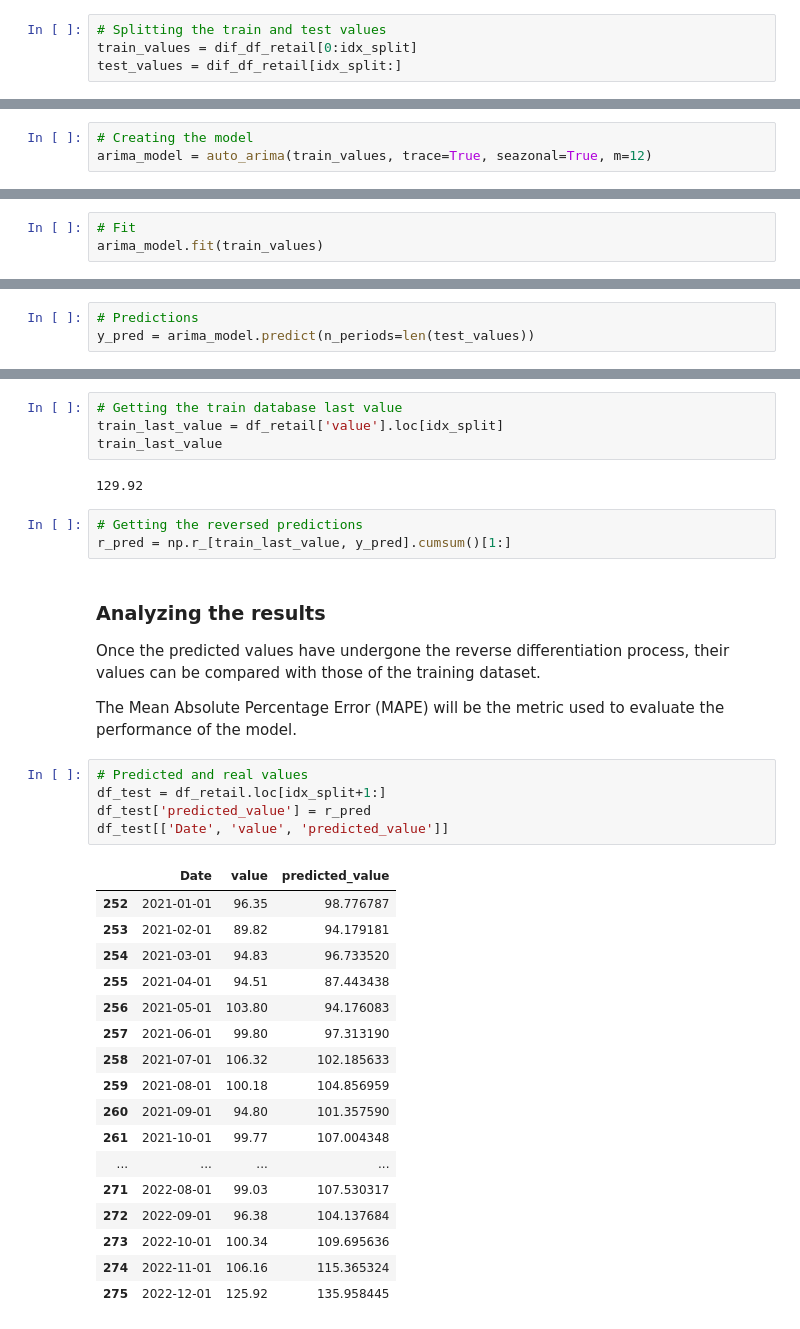
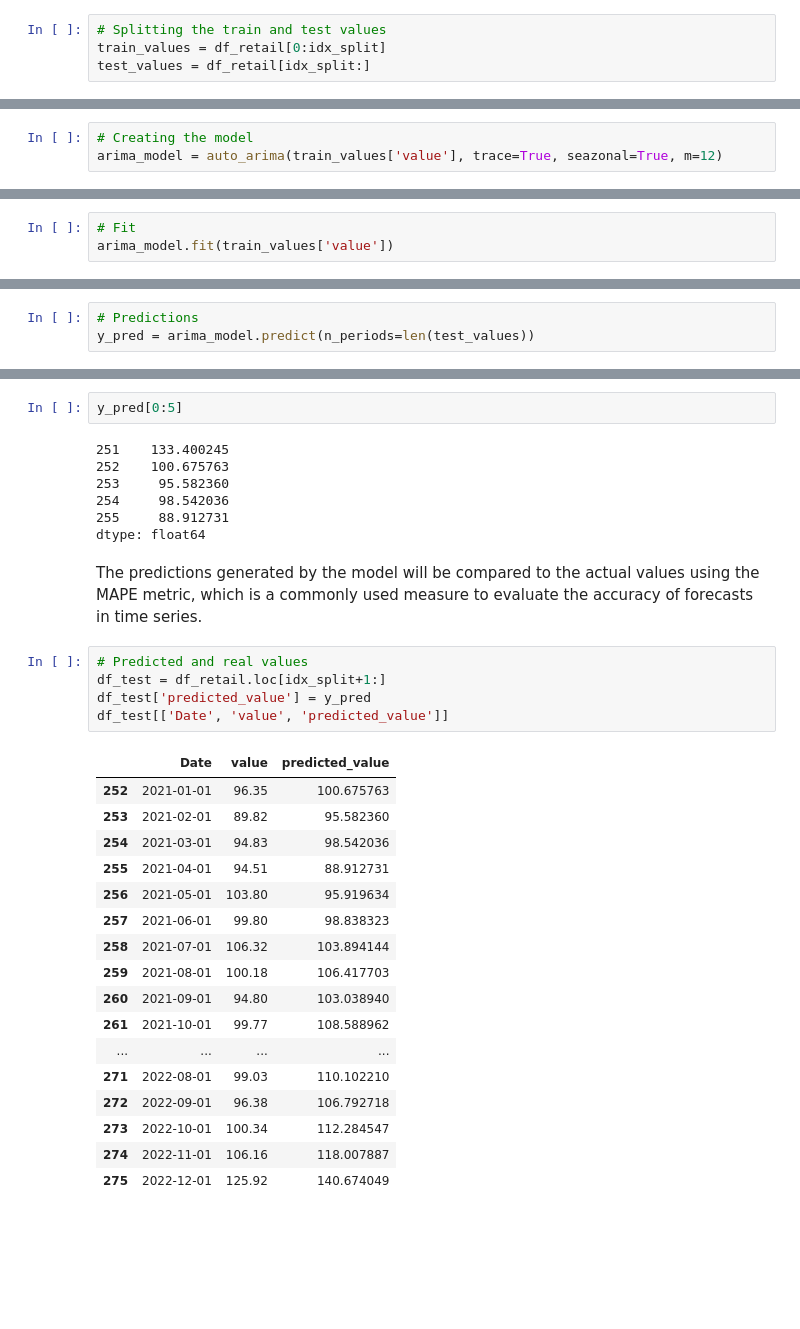
Before and after one commit to Andrercouto/TimeSeriesAnalysis, a Jupyter notebook: ARIMA/ARIMA.ipynb, the cells around one changed output, grey strips where cells are left out. Drawn from its saved outputs; the diff is of its cells as text; blank space fills up the shorter version.

```diff
--- a/ARIMA/ARIMA.ipynb
+++ b/ARIMA/ARIMA.ipynb
@@ -159,14 +127,14 @@ It will be necessary to split the differenced series into training and testing s
 idx_split = df_retail.loc[df_retail['Date']==dt.datetime(2020,12,1)].index[0]
 # %%
 # Splitting the train and test values
-train_values = dif_df_retail[0:idx_split]
-test_values = dif_df_retail[idx_split:]
+train_values = df_retail[0:idx_split]
+test_values = df_retail[idx_split:]
 # %% [markdown]
 The model will be created using the auto_arima function, which performs an automatic search to determine the best parameters for the ARIMA model based on the training data. The 'trace' parameter is set to True to display information about the model.
 
 The seasonal parameter, previously mentioned, should be added to the function, and 'm=12' sets the seasonal periodicity as 12, indicating an annual seasonality.
 # %%
 # Creating the model
-arima_model = auto_arima(train_values, trace=True, seazonal=True, m=12)
+arima_model = auto_arima(train_values['value'], trace=True, seazonal=True, m=12)
 # %% [output]
 Performing stepwise search to minimize aic
@@ -193,4 +171,4 @@ After the selection, the model will be fitted to the training data using the det
 # %%
 # Fit
-arima_model.fit(train_values)
+arima_model.fit(train_values['value'])
 # %% [output]
@@ -253,41 +208,37 @@ The way to obtain reverse differentiation is by taking the last value of the tra
-# %%
-# Getting the train database last value
-train_last_value = df_retail['value'].loc[idx_split]
-train_last_value
-# %% [output]
-129.92
-# %%
-# Getting the reversed predictions
-r_pred = np.r_[train_last_value, y_pred].cumsum()[1:]
+# %%
+y_pred[0:5]
+# %% [output]
+251    133.400245
+252    100.675763
+253     95.582360
+254     98.542036
+255     88.912731
+dtype: float64
 # %% [markdown]
-### Analyzing the results
-
-Once the predicted values have undergone the reverse differentiation process, their values can be compared with those of the training dataset.
-
-The Mean Absolute Percentage Error (MAPE) will be the metric used to evaluate the performance of the model.
+The predictions generated by the model will be compared to the actual values using the MAPE metric, which is a commonly used measure to evaluate the accuracy of forecasts in time series.
 # %%
 # Predicted and real values
 df_test = df_retail.loc[idx_split+1:]
-df_test['predicted_value'] = r_pred
+df_test['predicted_value'] = y_pred
 df_test[['Date', 'value', 'predicted_value']]
 # %% [output]
 |  | Date | value | predicted_value |
-| 252 | 2021-01-01 | 96.35 | 98.776787 |
-| 253 | 2021-02-01 | 89.82 | 94.179181 |
-| 254 | 2021-03-01 | 94.83 | 96.733520 |
-| 255 | 2021-04-01 | 94.51 | 87.443438 |
-| 256 | 2021-05-01 | 103.80 | 94.176083 |
-| 257 | 2021-06-01 | 99.80 | 97.313190 |
-| 258 | 2021-07-01 | 106.32 | 102.185633 |
-| 259 | 2021-08-01 | 100.18 | 104.856959 |
-| 260 | 2021-09-01 | 94.80 | 101.357590 |
-| 261 | 2021-10-01 | 99.77 | 107.004348 |
+| 252 | 2021-01-01 | 96.35 | 100.675763 |
+| 253 | 2021-02-01 | 89.82 | 95.582360 |
+| 254 | 2021-03-01 | 94.83 | 98.542036 |
+| 255 | 2021-04-01 | 94.51 | 88.912731 |
+| 256 | 2021-05-01 | 103.80 | 95.919634 |
+| 257 | 2021-06-01 | 99.80 | 98.838323 |
+| 258 | 2021-07-01 | 106.32 | 103.894144 |
+| 259 | 2021-08-01 | 100.18 | 106.417703 |
+| 260 | 2021-09-01 | 94.80 | 103.038940 |
+| 261 | 2021-10-01 | 99.77 | 108.588962 |
 | ... | ... | ... | ... |
-| 271 | 2022-08-01 | 99.03 | 107.530317 |
-| 272 | 2022-09-01 | 96.38 | 104.137684 |
-| 273 | 2022-10-01 | 100.34 | 109.695636 |
-| 274 | 2022-11-01 | 106.16 | 115.365324 |
-| 275 | 2022-12-01 | 125.92 | 135.958445 |
+| 271 | 2022-08-01 | 99.03 | 110.102210 |
+| 272 | 2022-09-01 | 96.38 | 106.792718 |
+| 273 | 2022-10-01 | 100.34 | 112.284547 |
+| 274 | 2022-11-01 | 106.16 | 118.007887 |
+| 275 | 2022-12-01 | 125.92 | 140.674049 |
 # %%
 # Getting MAPE
 print(f"MAPE: {round((np.mean(abs((df_test['value'] - df_test['predicted_value'])/df_test['value']))),4) * 100}% ")
```
Also changed, not shown: parts of 21 cells of this notebook.
